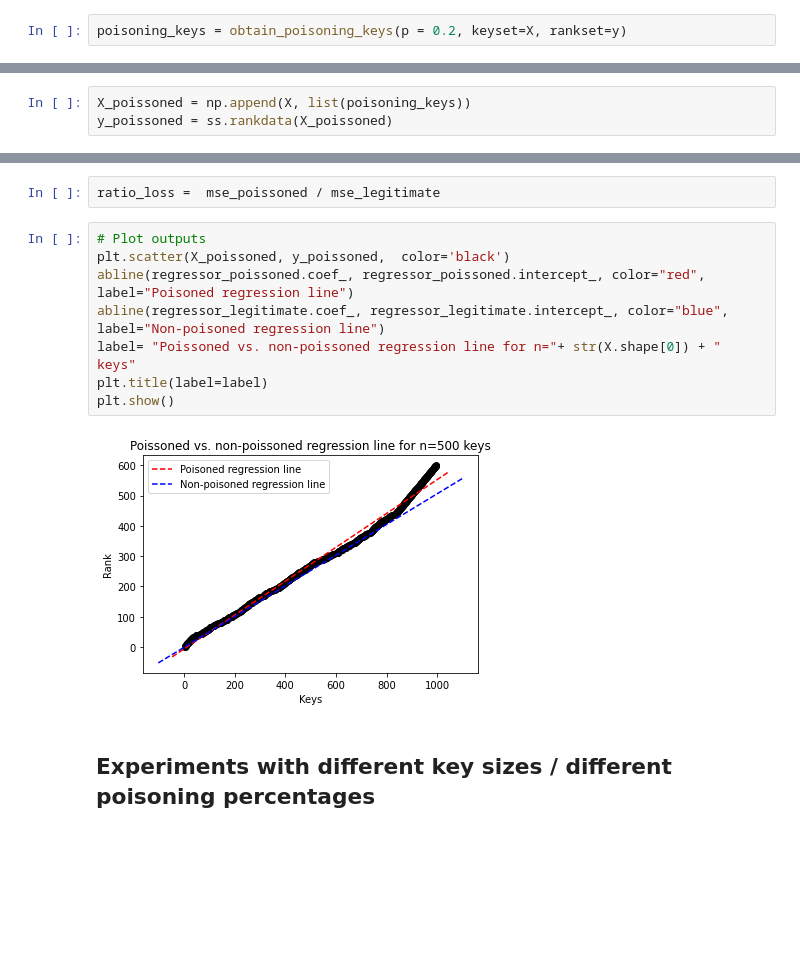
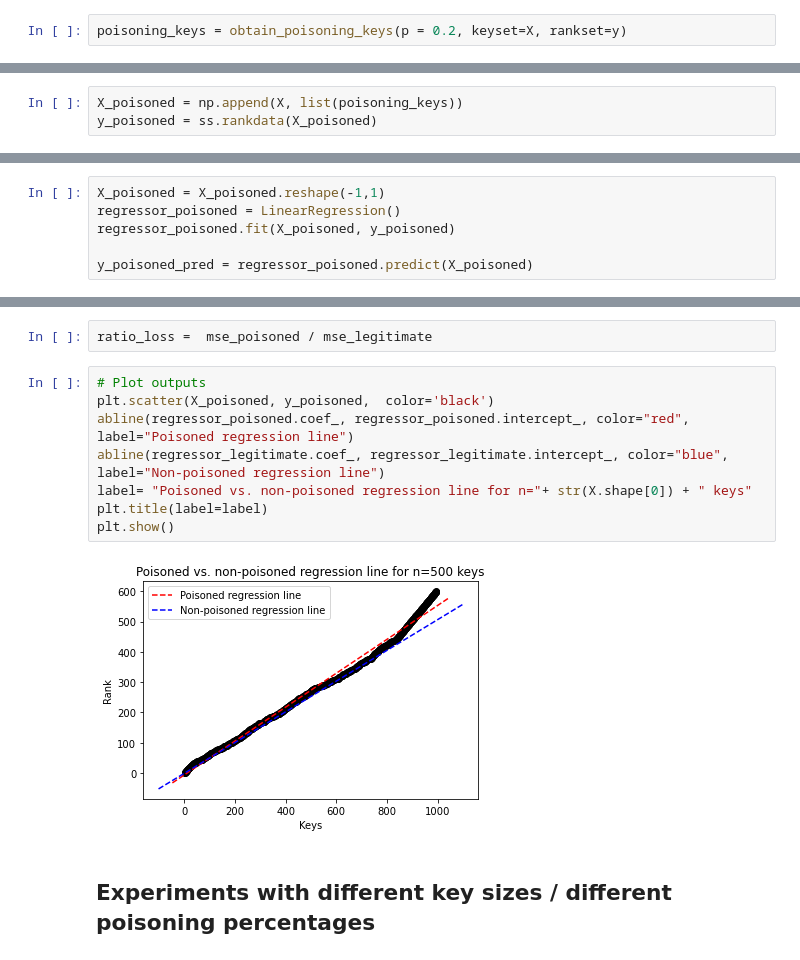
Before and after one commit to Bachfischer/adversarial-ml-for-learned-indexes, a Jupyter notebook: src/greedy_poisoning_regression_cdf.ipynb, the cells around one changed output, grey strips where cells are left out. Drawn from its saved outputs; the diff is of its cells as text; blank space fills up the shorter version.

```diff
--- a/src/greedy_poisoning_regression_cdf.ipynb
+++ b/src/greedy_poisoning_regression_cdf.ipynb
@@ -204,5 +204,5 @@ plot_distribution_of_poisoning_keys(poisoning_keys)
 # %% [output]
 [figure]
 # %%
-X_poissoned = np.append(X, list(poisoning_keys))
-y_poissoned = ss.rankdata(X_poissoned)
+X_poisoned = np.append(X, list(poisoning_keys))
+y_poisoned = ss.rankdata(X_poisoned)
@@ -215,2 +209,8 @@ y_poissoned_pred = regressor_poissoned.predict(X_poissoned)
+# %%
+X_poisoned = X_poisoned.reshape(-1,1)
+regressor_poisoned = LinearRegression()
+regressor_poisoned.fit(X_poisoned, y_poisoned)
+
+y_poisoned_pred = regressor_poisoned.predict(X_poisoned)
 # %%
 print("------------------")
@@ -220,17 +220,17 @@ mse_poissoned = metrics.mean_squared_error(y_poissoned, y_poissoned_pred)
 ------------------
 Mean Squared Error: 300.3537350757655
 # %%
-ratio_loss =  mse_poissoned / mse_legitimate
+ratio_loss =  mse_poisoned / mse_legitimate
 # %%
 # Plot outputs
-plt.scatter(X_poissoned, y_poissoned,  color='black')
-abline(regressor_poissoned.coef_, regressor_poissoned.intercept_, color="red", label="Poisoned regression line")
+plt.scatter(X_poisoned, y_poisoned,  color='black')
+abline(regressor_poisoned.coef_, regressor_poisoned.intercept_, color="red", label="Poisoned regression line")
 abline(regressor_legitimate.coef_, regressor_legitimate.intercept_, color="blue", label="Non-poisoned regression line")
-label= "Poissoned vs. non-poissoned regression line for n="+ str(X.shape[0]) + " keys"
+label= "Poisoned vs. non-poisoned regression line for n="+ str(X.shape[0]) + " keys"
 plt.title(label=label)
 plt.show()
 # %% [output]
-[figure, old version]
+[figure, new version]
 # %% [markdown]
 ## Experiments with different key sizes / different poisoning percentages
 # %%
```
Also changed, not shown: parts of 26 cells of this notebook.
